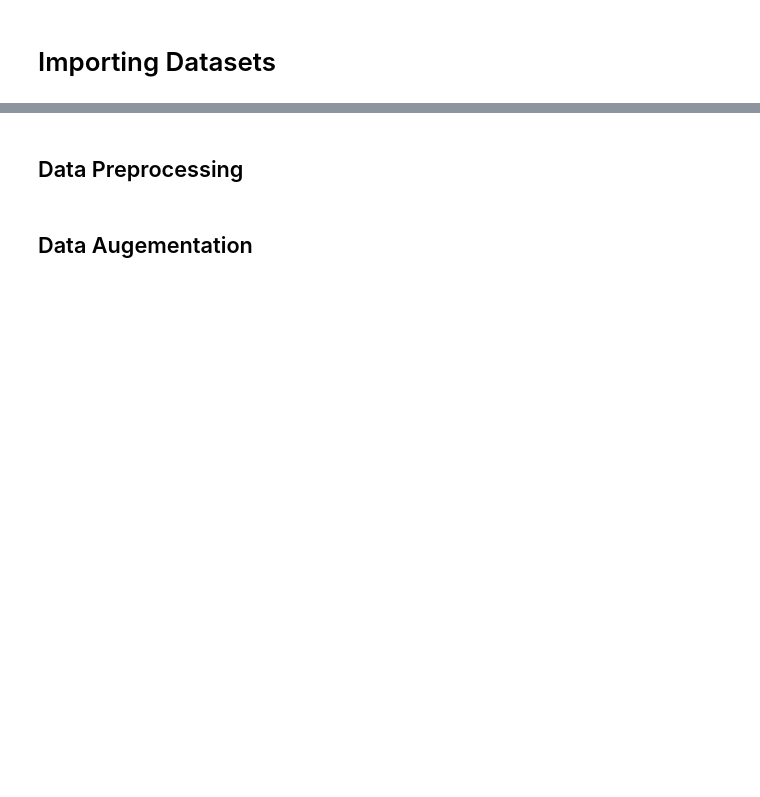
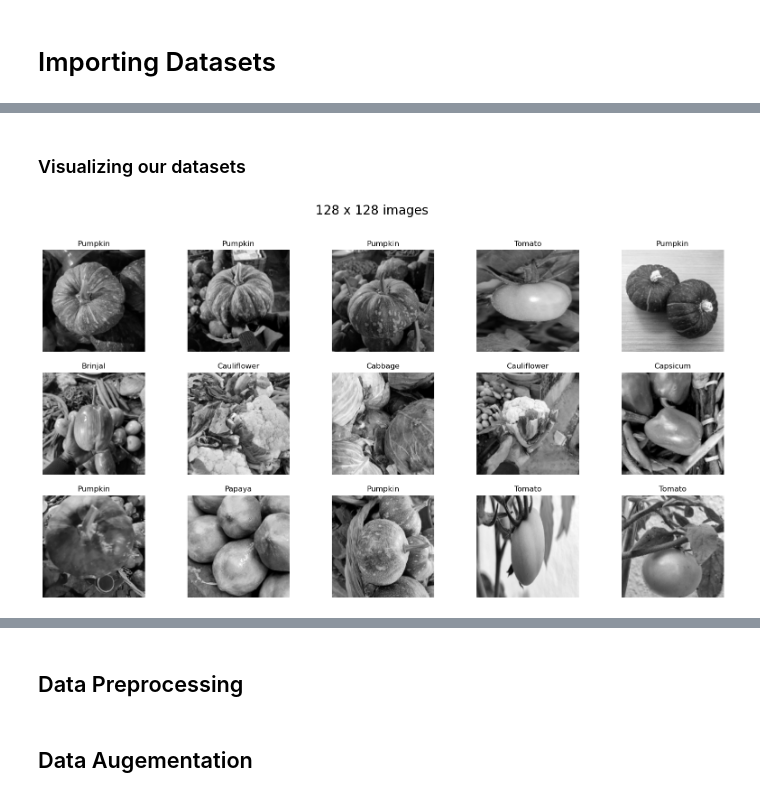
Before and after one commit to errnasty/Connvolution-and-Recurrent-Neural-Networks, a Jupyter notebook: CNN.ipynb, the cells around one changed output, grey strips where cells are left out. Saved outputs shown, nothing was run; the diff lists cells and outputs as text; code cells hidden in the pictures; blank space fills up the shorter version.

```diff
--- a/CNN.ipynb
+++ b/CNN.ipynb
@@ -66,0 +110,39 @@ np.random.seed(seed)
+# %%
+class_labels = [
+    "Bean",
+    "Bitter Gourd",
+    "Bottle Gourd",
+    "Brinjal",
+    "Broccoli",
+    "Cabbage",
+    "Capsicum",
+    "Carrot",
+    "Cauliflower",
+    "Cucumber",
+    "Papaya",
+    "Potato",
+    "Pumpkin",
+    "Radish",
+    "Tomato",
+]
+# %% [markdown]
+### Visualizing our datasets
+# %%
+def plot_dataset(dataset, class_labels,title):
+    n_images = len(class_labels)
+    rows = int(np.sqrt(n_images))
+    cols = int(np.ceil(n_images / rows))
+
+    plt.figure(figsize=(20, 10))
+    plt.suptitle(title, fontsize=20)
+    for images, labels in dataset.take(1):
+        for i in range(n_images):
+            ax = plt.subplot(rows, cols, i + 1)
+            plt.imshow(images[i].numpy().astype("uint8"),cmap='gray')
+            plt.title(class_labels[np.argmax(labels[i])])
+            plt.axis("off")
+    plt.show()
+
+plot_dataset(dataset_train_128,class_labels,'128 x 128 images')
+# %% [output]
+[figure, added]
```
Also changed, not shown: parts of 8 cells of this notebook.
